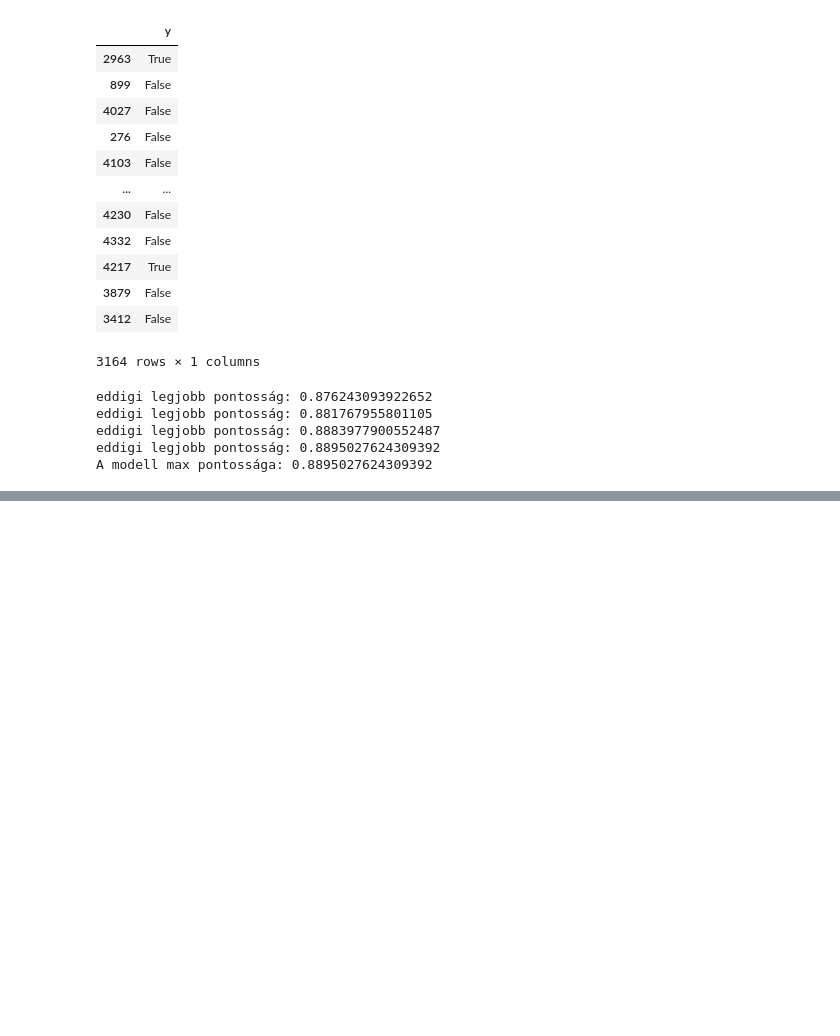
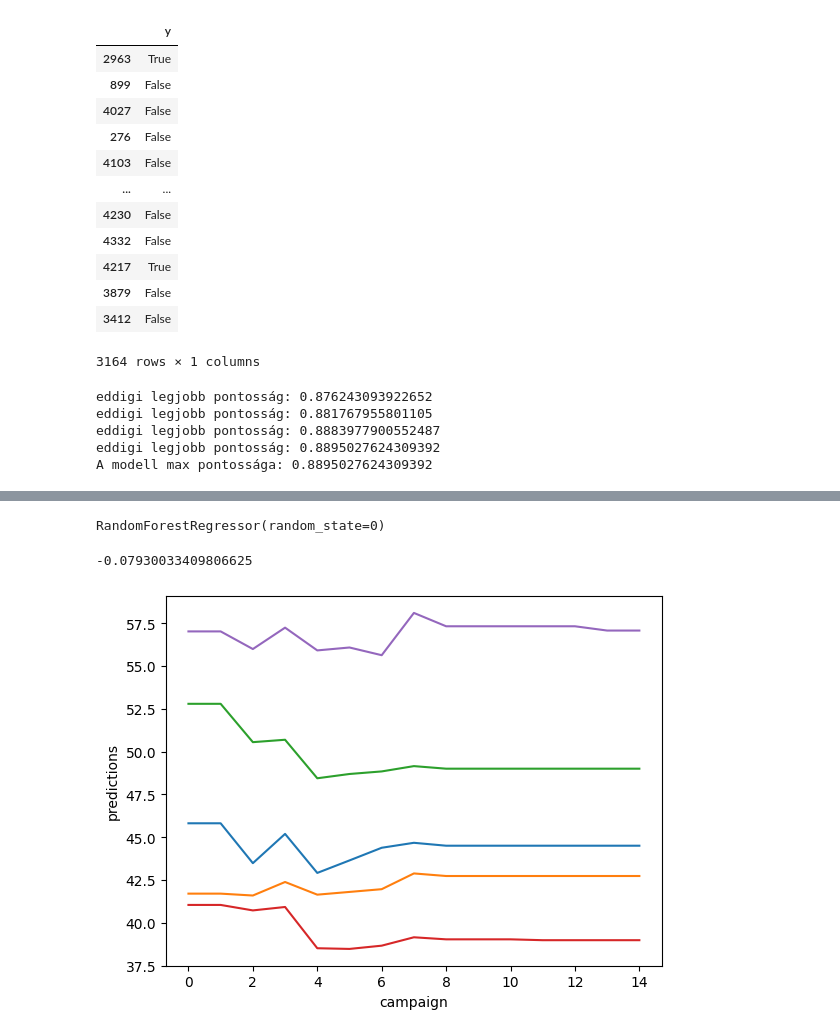
Before and after one commit to debizson/Mesi, a Jupyter notebook: ai_database_.ipynb, the cells around one changed output, grey strips where cells are left out. Cells and saved outputs as stored; diff of their text form; code cells hidden in the pictures; blank space fills up the shorter version.

```diff
--- a/ai_database_.ipynb
+++ b/ai_database_.ipynb
@@ -587,0 +705,43 @@ sns.catplot(kind="bar", data=feature_importances, y=train_x.columns.to_list(), x
+# %%
+from sklearn.ensemble import RandomForestRegressor
+
+#diabetes = load_dataset("diabetes", standardize=False, statsmodels_format=False, scaled=False)
+
+reg = RandomForestRegressor(random_state=0)
+reg.fit(train_x_yes, train_y_yes)
+# %% [output]
+RandomForestRegressor(random_state=0)
+# %%
+from sklearn.metrics import r2_score
+
+r2_score(test_y_yes, reg.predict(test_x_yes))
+# %% [output]
+-0.07930033409806625
+# %%
+import matplotlib.pyplot as plt
+import numpy as np
+import pandas as pd
+
+def ice_plot(data, target_variable, lower_bound, upper_bound, model, step_size=1, limit=5):
+    for k, (i, x) in enumerate(dev_x.iterrows()):
+        if k == limit:
+            break
+        # values for x
+        alternative = np.arange(lower_bound, upper_bound, step_size)
+        # duplicating data N times (N=[upper_bound-lower_bound]/step_size)
+        x_altered = np.tile(x.values, (len(alternative), 1))
+        x_altered[:, dev_x.columns.get_loc(target_variable)] = alternative
+        # reconstructing data
+        id_ = x.name
+        cols = list(x.index)
+        x_altered = pd.DataFrame(data=x_altered, columns=cols)
+        # predictions
+        pred = model.predict(x_altered)
+        # plotting
+        plt.plot(alternative, pred)
+        plt.xlabel(target_variable)
+        plt.ylabel('predictions')
+# %%
+ice_plot(dev_x, 'campaign', 0, 15, reg)
+# %% [output]
+[figure, added]
```
Also changed, not shown: parts of 14 cells of this notebook.
